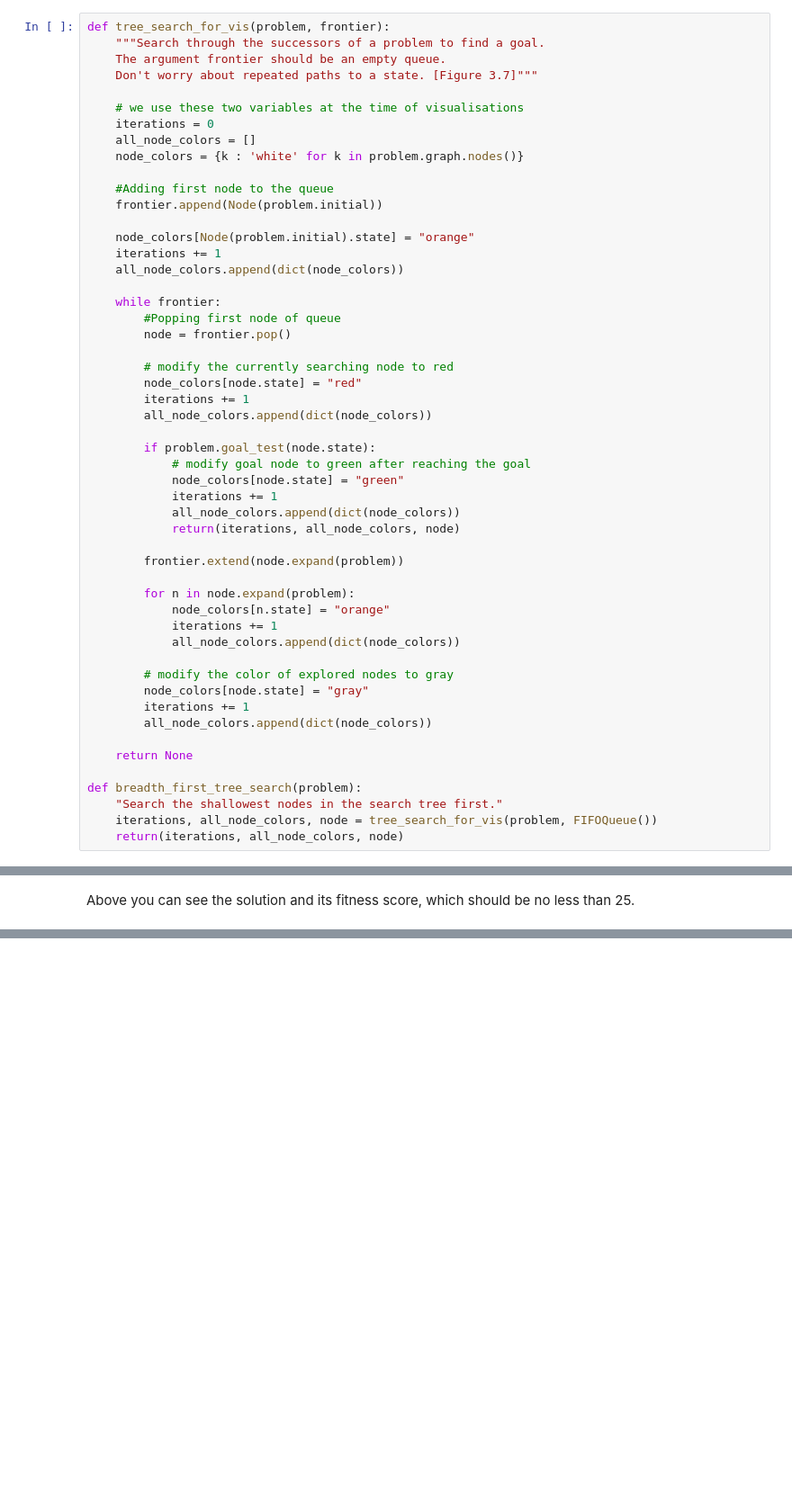
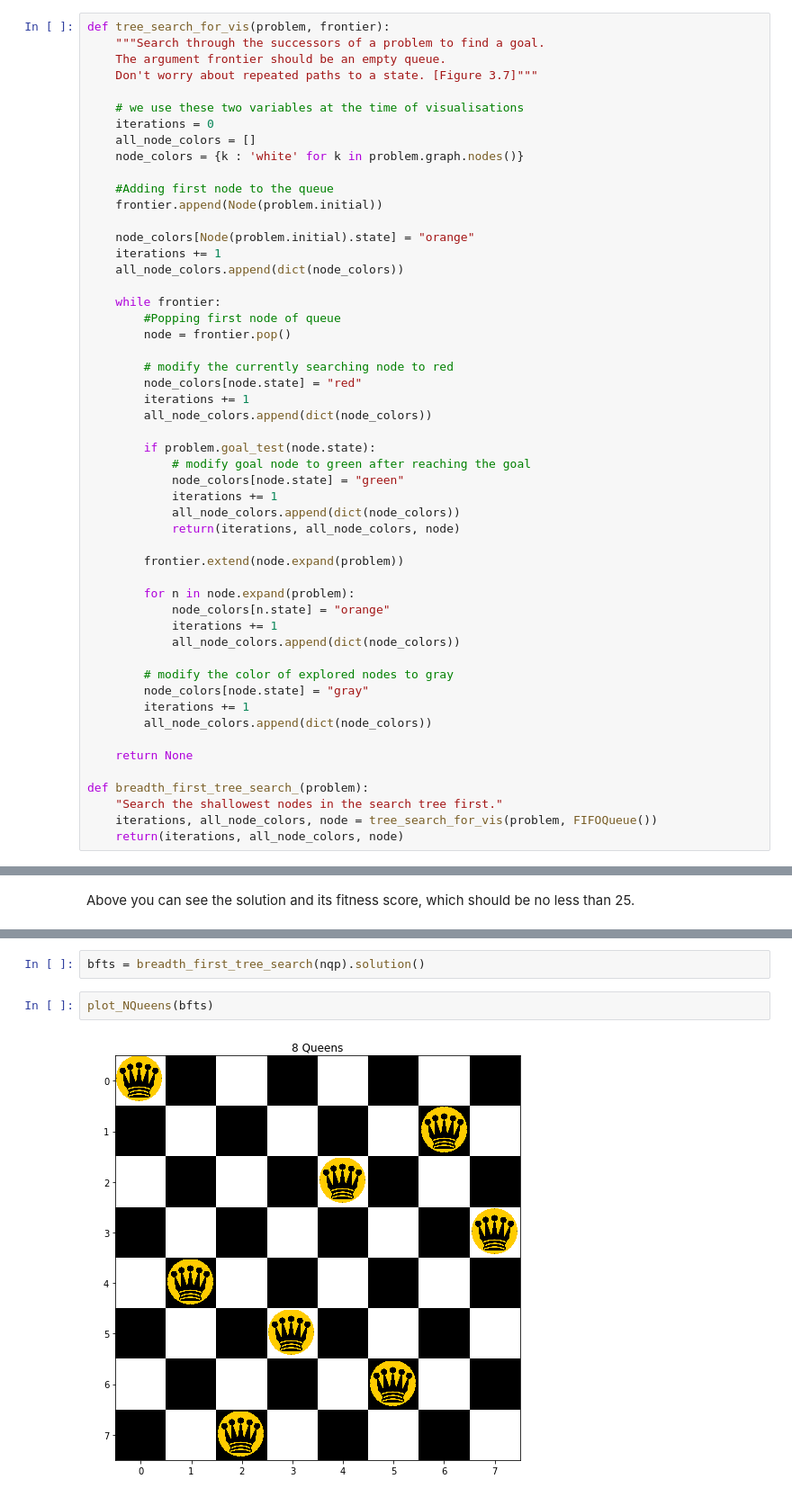
Before and after one commit to aimacode/aima-python, a Jupyter notebook: search.ipynb, the cells around one changed output, grey strips where cells are left out. Shown: that part at 90% size. Drawn from its saved outputs; the diff is of its cells as text; blank space fills up the shorter version.

```diff
--- a/search.ipynb
+++ b/search.ipynb
@@ -328,7 +344,7 @@ def tree_search_for_vis(problem, frontier):
 
     return None
 
-def breadth_first_tree_search(problem):
+def breadth_first_tree_search_(problem):
     "Search the shallowest nodes in the search tree first."
     iterations, all_node_colors, node = tree_search_for_vis(problem, FIFOQueue())
     return(iterations, all_node_colors, node)
@@ -1186,0 +1385,6 @@ With that this tutorial on the genetic algorithm comes to an end. Hope you found
+# %%
+bfts = breadth_first_tree_search(nqp).solution()
+# %%
+plot_NQueens(bfts)
+# %% [output]
+[figure, added]
```
Also changed, not shown: parts of 80 cells of this notebook, 2 other files.
